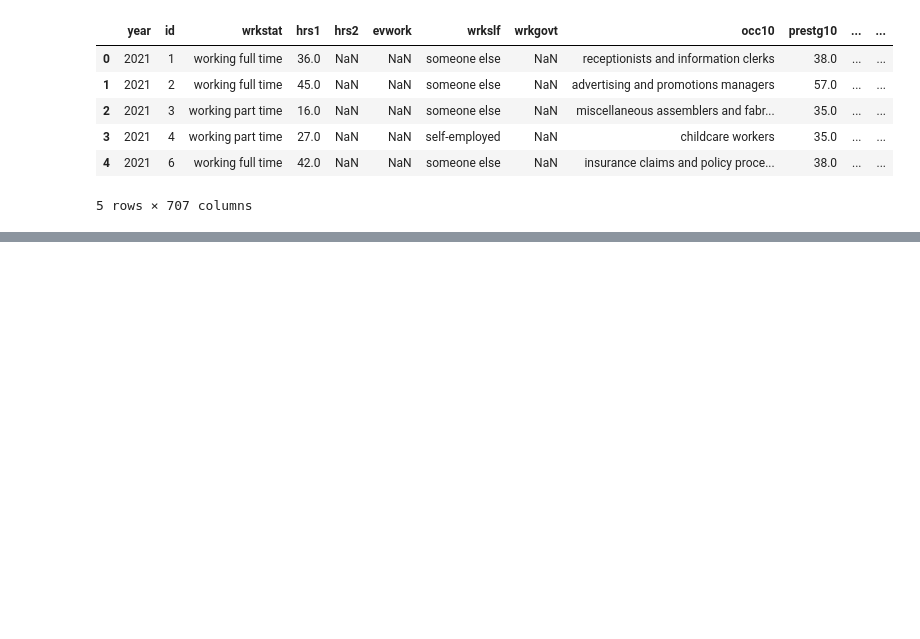
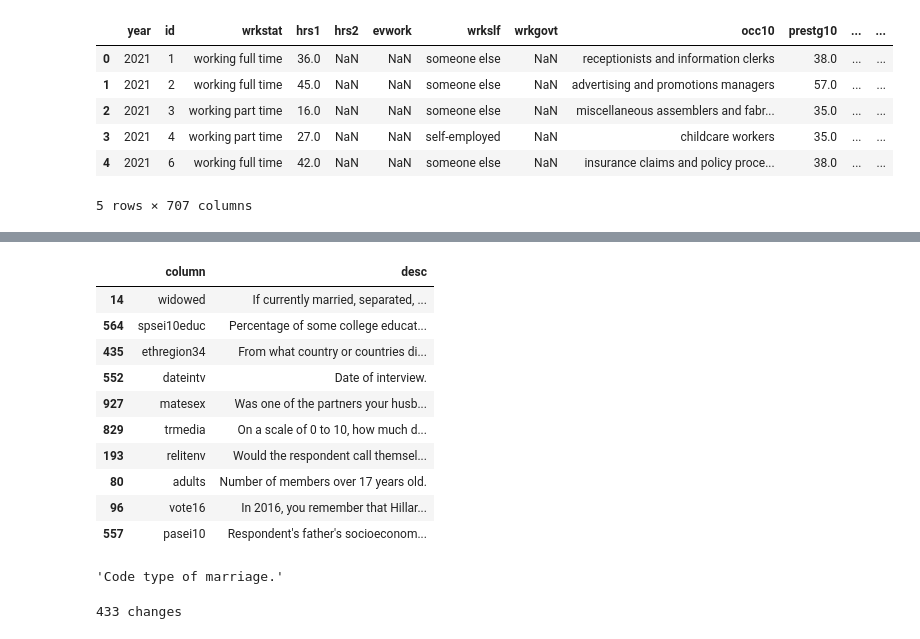
Before and after one commit to metatab-packages/norc.org-gss-2021, a Jupyter notebook: notebooks/DataDictionary.ipynb, the cells around one changed output, grey strips where cells are left out. Drawn from its saved outputs; the diff is of its cells as text; code cells hidden in the pictures; blank space fills up the shorter version.

```diff
--- a/notebooks/DataDictionary.ipynb
+++ b/notebooks/DataDictionary.ipynb
@@ -112,0 +263,25 @@ variables_df.head()
+# %%
+import json
+import pickle
+
+cache_file = cache_dir/'rw.cache'
+with cache_file.open('rb') as f:
+    print("Loading cached responses")
+    c = pickle.load(f)
+    responses = c['responses']
+    last_chunk_index = c['last_chunk_index']
+
+# Preload dict with original description
+d = {}
+for idx, r in variables_df.iterrows():
+    d[r.column] = [r.desc.strip()]
+
+for i, r in enumerate(c['responses']):
+    for l in r.splitlines(): # Just check that they parse.
+            try:
+                e = json.loads(l)
+                desc = e['desc'].strip()
+                if desc != d[e['variable']][-1]:
+                    d[e['variable']].append(e['desc'])
+            except Exception as e:
+                print("Chunk", i, "Can't parse response", l,e)
@@ -113,3 +306,49 @@ variables_df.head()
+# %%
+# Coalesce. Arbitrarily pick the last description
+dl_rows = [ {'column':k,  'desc':v[-1]} for k, v in d.items() ]
+variables_updated_df = pd.DataFrame(dl_rows)
+
+# Just saving the variables because we can. The data will always be accessed from the metadata
+variables_updated_df.to_csv('../data/variables.csv')
+variables_updated_df.sample(10)
+# %% [output]
+|  | column | desc |
+| 14 | widowed | If currently married, separated, ... |
+| 564 | spsei10educ | Percentage of some college educat... |
+| 435 | ethregion34 | From what country or countries di... |
+| 552 | dateintv | Date of interview. |
+| 927 | matesex | Was one of the partners your husb... |
+| 829 | trmedia | On a scale of 0 to 10, how much d... |
+| 193 | relitenv | Would the respondent call themsel... |
+| 80 | adults | Number of members over 17 years old. |
+| 96 | vote16 | In 2016, you remember that Hillar... |
+| 557 | pasei10 | Respondent's father's socioeconom... |
+# %%
+descs['martype']
+# %% [output]
+'Code type of marriage.'
+# %%
+# Update the column descriptions
+
+descs = {r.column:r.desc for idx, r in variables_updated_df.iterrows() }
+changes = 0
+st = pkg.resource('gss_2021').schema_term
+
+for c in st.children:
+    col_name = c.name
+
+    desc_t = c.get_or_new_child('Description')
+
+    if desc_t.value != descs.get(col_name):
+        changes += 1
+        desc_t.value = descs.get(col_name)
+
+
+print(changes, 'changes')
+if changes:
+    pkg.write()
+# %% [output]
+433 changes
 # %%
 from pandas.api.types import is_categorical_dtype
 
```
Also changed, not shown: parts of 15 cells of this notebook, 9 other files.
